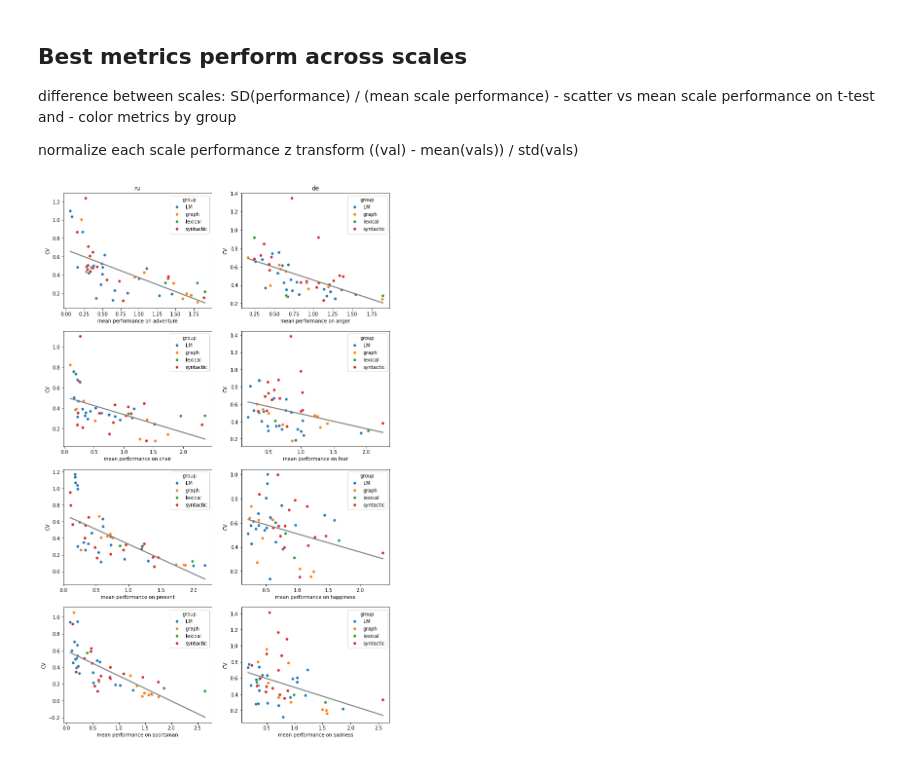
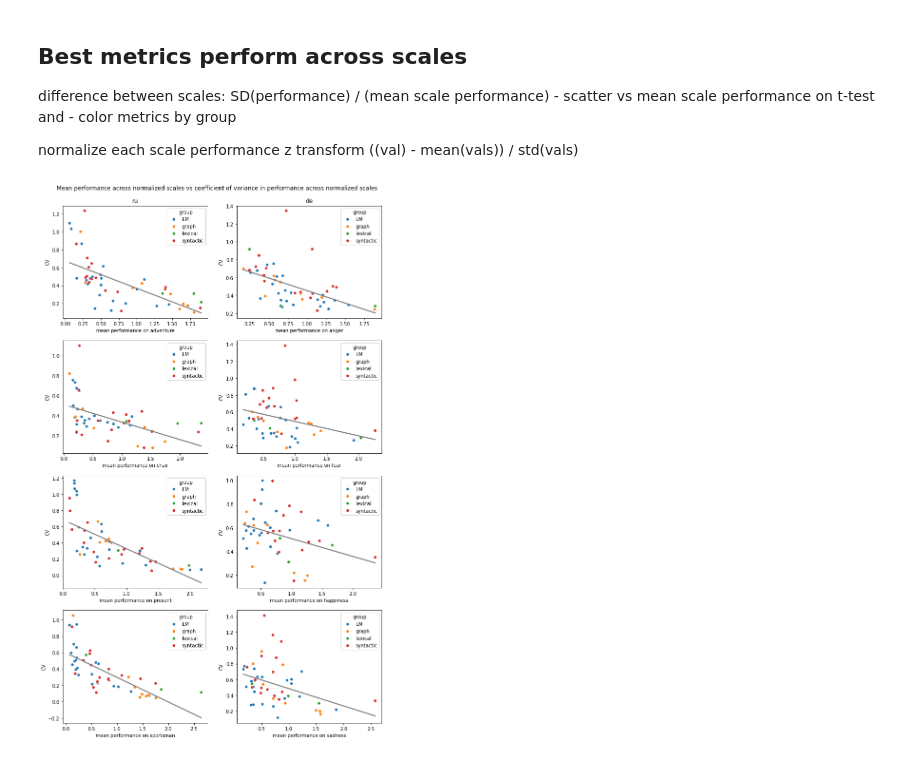
Before and after one commit to flying-bear/MA_thesis, a Jupyter notebook: images_for_paper.ipynb, the cells around one changed output. Cells and saved outputs as stored; diff of their text form; code cells hidden in the pictures.

Commit message:
Update notebooks for the paper images

```diff
--- a/images_for_paper.ipynb
+++ b/images_for_paper.ipynb
@@ -285,0 +406,21 @@ plt.savefig(f'{PATH_FIG}t-test_best_task_all_metrics_across_languages.png', dpi=
+# %%
+fig, axes = plt.subplots(4, 2, figsize=(14, 18), sharex=True, gridspec_kw={'height_ratios': [3, 10, 16, 22]})
+plt.subplots_adjust(hspace=0.08, wspace=0.3)
+
+for i, metric_group in enumerate(['lexical', 'graph', 'syntactic', 'LM']):
+    for j, lang in enumerate(["de", "ru"]):
+        ax = axes[i, j]
+        data = get_data(task_mean_df, lang, 'mean', metric_group, scale='group_diff')
+        plot_horisontal_ci_ax(data, ax, palette=metric_to_color, xlabel=None)
+        add_control_lines(ax, task_mean_df, lang, 'mean', scale='group_diff')
+        add_grey(ax, r=2)
+        ax.xaxis.set_tick_params(labelbottom=True)
+        if i == 0:
+            ax.set_title(f"{lang}")
+        if i == 3:
+            ax.set_xlabel("t")
+
+fig.suptitle("T-test averaged across tasks for all metric groups", y=0.915);
+plt.show()
+
+plt.savefig(f'{PATH_FIG}t-test_mean_task_all_metrics_across_languages.png', dpi=dpi, bbox_inches = 'tight')
@@ -383,10 +527,6 @@ difference between tasks: SD(performance) / (mean task performance) - scatter vs
 def diff_task_performance(df, metric_name, lang, scale):
     data = df[(df['lang'] == lang) & (df['metric_name'] == metric_name) & (df['scale'] == scale)]['median'].abs()
     return np.std(data) / np.mean(data)
-# %%
-def mean_task_performance(df, metric_name, lang, scale):
-    data = df[(df['lang'] == lang) & (df['metric_name'] == metric_name) & (df['scale'] == scale)]['median'].abs()
-    return np.mean(data)
 # %%
 dict_diff = {"group": [],
              "diff_group_diff_de": [], "diff_group_diff_ru": [],
@@ -449,7 +591,7 @@ def mean_scale_performance(df, metric_name, lang, scale):
     data = df[(df['lang'] == lang) & (df['metric_name'] == metric_name) & (df['task'] == task)]['normalized_median'].abs()
     return np.nanmean(data)
 # %%
-dict_diff = {"group": [],
+dict_diff_ = {"group": [],
              'diff_anger_de': [], 'diff_fear_de': [],
              'diff_happiness_de': [], 'diff_sadness_de': [],
              'diff_adventure_ru': [], 'diff_chair_ru': [],
@@ -466,25 +608,27 @@ for lang in ["ru", "de"]:
         for task in long_df[long_df["lang"] == lang]["task"].unique():
             diff = diff_scale_performance(long_df, metric_name, lang, task)
             mean = mean_scale_performance(long_df, metric_name, lang, task)
-            dict_diff[f"diff_{task}_{lang}"].append(diff)
+            dict_diff_[f"diff_{task}_{lang}"].append(diff)
             if lang == "de" and task == "anger":
-                dict_diff["group"].append(long_df[long_df['metric_name'] == metric_name]["metric_group"].values[0])
-            dict_diff[f"perf_{task}_{lang}"].append(mean)
+                dict_diff_["group"].append(long_df[long_df['metric_name'] == metric_name]["metric_group"].values[0])
+            dict_diff_[f"perf_{task}_{lang}"].append(mean)
 # %%
-diff_df = pd.DataFrame.from_dict(dict_diff)
-diff_df.index = list(metric_to_color.keys())
+diff_df_ = pd.DataFrame.from_dict(dict_diff_)
+diff_df_.index = list(metric_to_color.keys())
 # %%
 fig, axes = plt.subplots(4, 2, figsize=(12, 20))
 for i in range(4):
     for j, lang in enumerate(["ru", "de"]):
         task = long_df[long_df["lang"] == lang]["task"].unique()[i]
         ax = axes[i, j]
         if i == 0:
             ax.set_title(lang)
-        sns.scatterplot(y=diff_df[f"diff_{task}_{lang}"], x=diff_df[f"perf_{task}_{lang}"], hue=diff_df["group"], ax=ax)
-        sns.regplot(y=diff_df[f"diff_{task}_{lang}"], x=diff_df[f"perf_{task}_{lang}"],
+        sns.scatterplot(y=diff_df_[f"diff_{task}_{lang}"], x=diff_df_[f"perf_{task}_{lang}"], hue=diff_df_["group"], ax=ax)
+        sns.regplot(y=diff_df_[f"diff_{task}_{lang}"], x=diff_df_[f"perf_{task}_{lang}"],
                     ci=None, scatter=False, color='grey', ax=ax)
         ax.set_ylabel('CV')
         ax.set_xlabel(f'mean performance on {task}')
+fig.suptitle("Mean performance across normalized scales vs coefficient of variance in performance across normalized scales", y=0.91);
+plt.savefig(f'{PATH_FIG}performance_vs_CV_across_normalized_scales.png', dpi=dpi, bbox_inches = 'tight')
 # %% [output]
-[figure, old version]
+[figure, new version]
```
Also changed, not shown: parts of 14 cells of this notebook, 2 other files.
